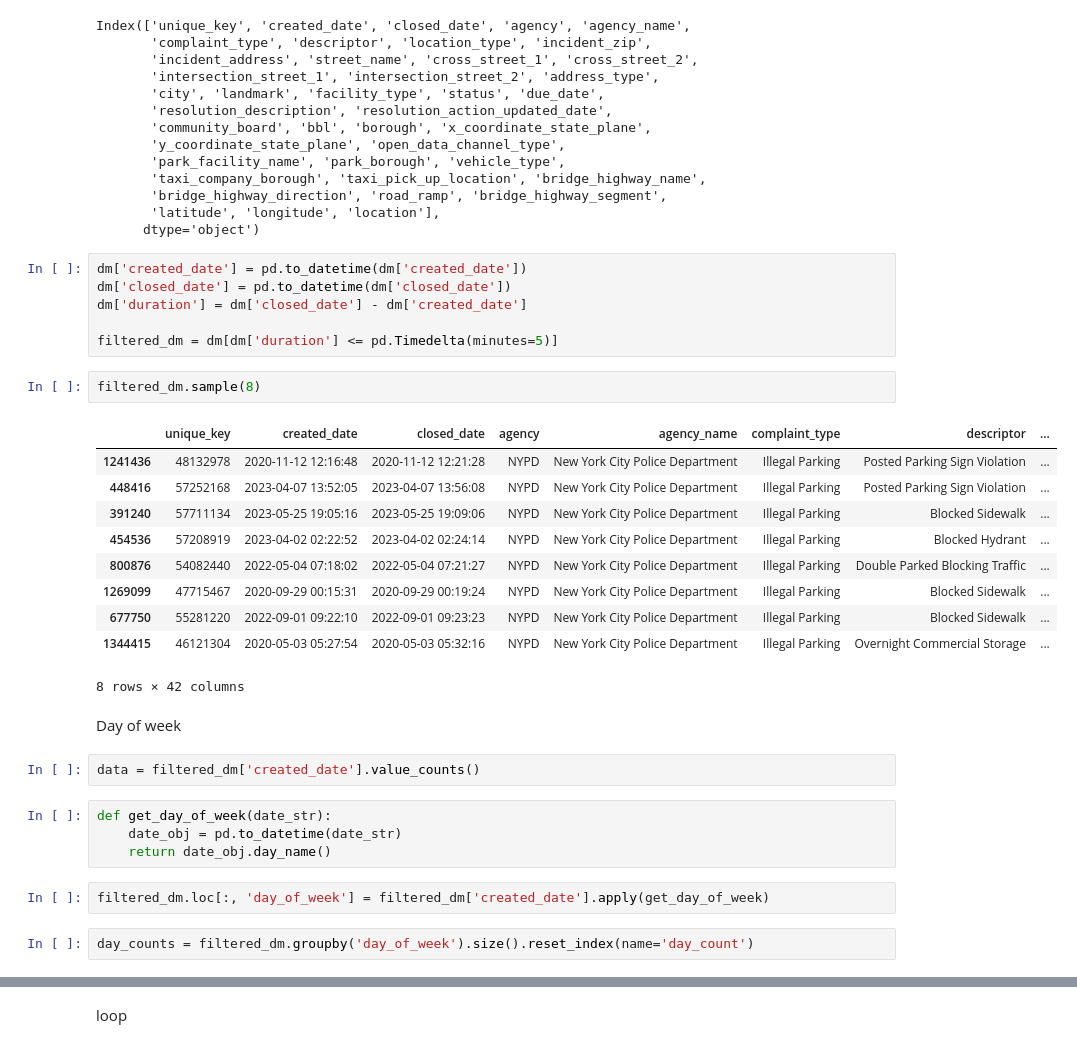
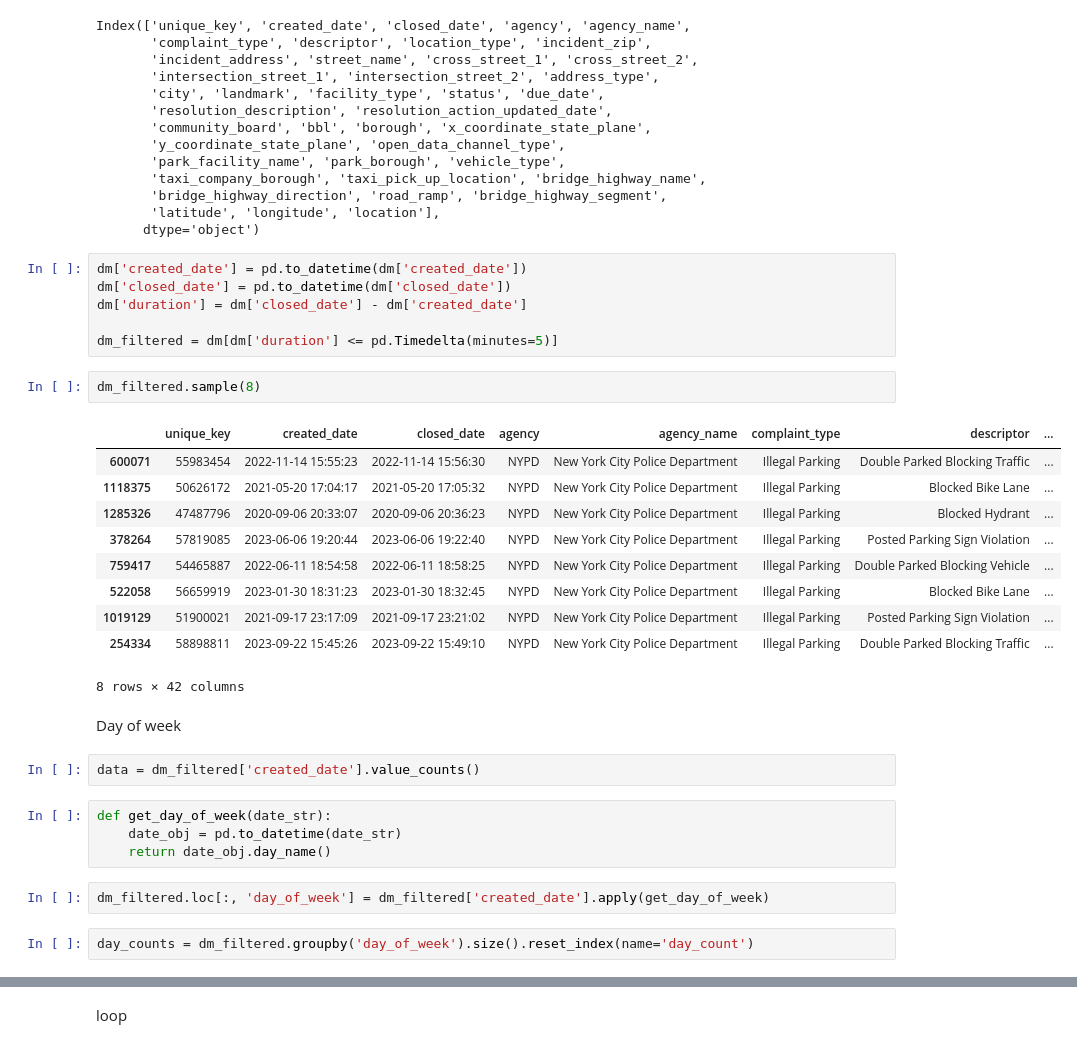
Before and after one commit to ssigman1/group4-nypd, a Jupyter notebook: Notebooks/group4_KariGonzales.ipynb, the cells around one changed output, grey strips where cells are left out. Cells and saved outputs as stored; diff of their text form.

Commit message:
group4_KariGonzales
fixed code

```diff
--- a/Notebooks/group4_KariGonzales.ipynb
+++ b/Notebooks/group4_KariGonzales.ipynb
@@ -81,29 +81,29 @@ dm['created_date'] = pd.to_datetime(dm['created_date'])
 dm['closed_date'] = pd.to_datetime(dm['closed_date'])
 dm['duration'] = dm['closed_date'] - dm['created_date']
 
-filtered_dm = dm[dm['duration'] <= pd.Timedelta(minutes=5)]
+dm_filtered = dm[dm['duration'] <= pd.Timedelta(minutes=5)]
 # %%
-filtered_dm.sample(8)
+dm_filtered.sample(8)
 # %% [output]
 |  | unique_key | created_date | closed_date | agency | agency_name | complaint_type | descriptor | ... |
-| 1241436 | 48132978 | 2020-11-12 12:16:48 | 2020-11-12 12:21:28 | NYPD | New York City Police Department | Illegal Parking | Posted Parking Sign Violation | ... |
-| 448416 | 57252168 | 2023-04-07 13:52:05 | 2023-04-07 13:56:08 | NYPD | New York City Police Department | Illegal Parking | Posted Parking Sign Violation | ... |
-| 391240 | 57711134 | 2023-05-25 19:05:16 | 2023-05-25 19:09:06 | NYPD | New York City Police Department | Illegal Parking | Blocked Sidewalk | ... |
-| 454536 | 57208919 | 2023-04-02 02:22:52 | 2023-04-02 02:24:14 | NYPD | New York City Police Department | Illegal Parking | Blocked Hydrant | ... |
-| 800876 | 54082440 | 2022-05-04 07:18:02 | 2022-05-04 07:21:27 | NYPD | New York City Police Department | Illegal Parking | Double Parked Blocking Traffic | ... |
-| 1269099 | 47715467 | 2020-09-29 00:15:31 | 2020-09-29 00:19:24 | NYPD | New York City Police Department | Illegal Parking | Blocked Sidewalk | ... |
-| 677750 | 55281220 | 2022-09-01 09:22:10 | 2022-09-01 09:23:23 | NYPD | New York City Police Department | Illegal Parking | Blocked Sidewalk | ... |
-| 1344415 | 46121304 | 2020-05-03 05:27:54 | 2020-05-03 05:32:16 | NYPD | New York City Police Department | Illegal Parking | Overnight Commercial Storage | ... |
+| 600071 | 55983454 | 2022-11-14 15:55:23 | 2022-11-14 15:56:30 | NYPD | New York City Police Department | Illegal Parking | Double Parked Blocking Traffic | ... |
+| 1118375 | 50626172 | 2021-05-20 17:04:17 | 2021-05-20 17:05:32 | NYPD | New York City Police Department | Illegal Parking | Blocked Bike Lane | ... |
+| 1285326 | 47487796 | 2020-09-06 20:33:07 | 2020-09-06 20:36:23 | NYPD | New York City Police Department | Illegal Parking | Blocked Hydrant | ... |
+| 378264 | 57819085 | 2023-06-06 19:20:44 | 2023-06-06 19:22:40 | NYPD | New York City Police Department | Illegal Parking | Posted Parking Sign Violation | ... |
+| 759417 | 54465887 | 2022-06-11 18:54:58 | 2022-06-11 18:58:25 | NYPD | New York City Police Department | Illegal Parking | Double Parked Blocking Vehicle | ... |
+| 522058 | 56659919 | 2023-01-30 18:31:23 | 2023-01-30 18:32:45 | NYPD | New York City Police Department | Illegal Parking | Blocked Bike Lane | ... |
+| 1019129 | 51900021 | 2021-09-17 23:17:09 | 2021-09-17 23:21:02 | NYPD | New York City Police Department | Illegal Parking | Posted Parking Sign Violation | ... |
+| 254334 | 58898811 | 2023-09-22 15:45:26 | 2023-09-22 15:49:10 | NYPD | New York City Police Department | Illegal Parking | Double Parked Blocking Traffic | ... |
 8 rows × 42 columns
 # %% [markdown]
 Day of week
 # %%
-data = filtered_dm['created_date'].value_counts()
+data = dm_filtered['created_date'].value_counts()
 # %%
 def get_day_of_week(date_str):
     date_obj = pd.to_datetime(date_str)
     return date_obj.day_name()
 # %%
-filtered_dm.loc[:, 'day_of_week'] = filtered_dm['created_date'].apply(get_day_of_week)
+dm_filtered.loc[:, 'day_of_week'] = dm_filtered['created_date'].apply(get_day_of_week)
 # %%
-day_counts = filtered_dm.groupby('day_of_week').size().reset_index(name='day_count')
+day_counts = dm_filtered.groupby('day_of_week').size().reset_index(name='day_count')
```
Also changed, not shown: parts of 7 cells of this notebook.
